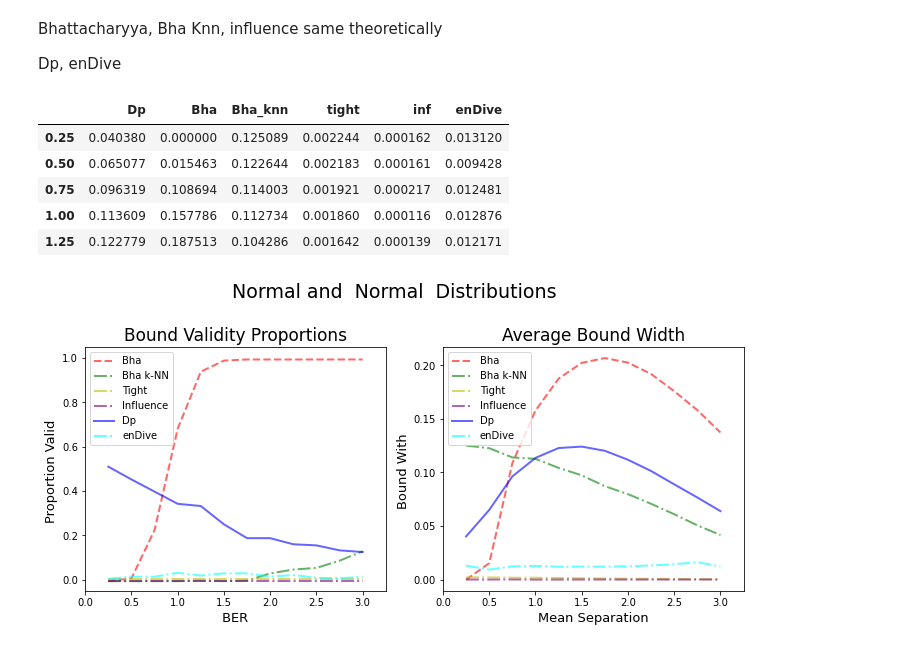
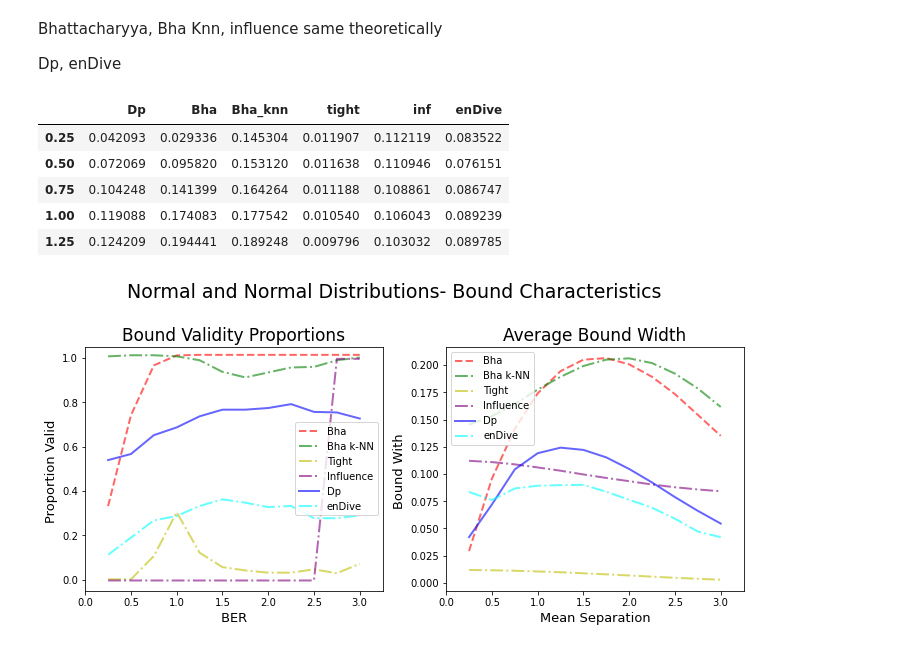
Before and after one commit to rj-may/BER_Bounds_Eval, a Jupyter notebook: normal_plots/mean_sep.ipynb, the cells around one changed output. Saved outputs shown, nothing was run; the diff lists cells and outputs as text; code cells hidden in the pictures.

```diff
--- a/normal_plots/mean_sep.ipynb
+++ b/normal_plots/mean_sep.ipynb
@@ -33,7 +33,7 @@ import time
 # from modules.data_gen import data_gen
 # %%
 ### 3 8 or 15
-d = 15
+d = 8
 
 dim_str = str(d) # TODO change me
 # %%
@@ -262,11 +262,11 @@ bound_width_df = pd.DataFrame(lst, index = mean_list)
 bound_width_df.head()
 # %% [output]
 |  | Dp | Bha | Bha_knn | tight | inf | enDive |
-| 0.25 | 0.040380 | 0.000000 | 0.125089 | 0.002244 | 0.000162 | 0.013120 |
-| 0.50 | 0.065077 | 0.015463 | 0.122644 | 0.002183 | 0.000161 | 0.009428 |
-| 0.75 | 0.096319 | 0.108694 | 0.114003 | 0.001921 | 0.000217 | 0.012481 |
-| 1.00 | 0.113609 | 0.157786 | 0.112734 | 0.001860 | 0.000116 | 0.012876 |
-| 1.25 | 0.122779 | 0.187513 | 0.104286 | 0.001642 | 0.000139 | 0.012171 |
+| 0.25 | 0.042093 | 0.029336 | 0.145304 | 0.011907 | 0.112119 | 0.083522 |
+| 0.50 | 0.072069 | 0.095820 | 0.153120 | 0.011638 | 0.110946 | 0.076151 |
+| 0.75 | 0.104248 | 0.141399 | 0.164264 | 0.011188 | 0.108861 | 0.086747 |
+| 1.00 | 0.119088 | 0.174083 | 0.177542 | 0.010540 | 0.106043 | 0.089239 |
+| 1.25 | 0.124209 | 0.194441 | 0.189248 | 0.009796 | 0.103032 | 0.089785 |
 # %%
 fs =13
 overlapping = 0.6
@@ -274,7 +274,7 @@ lw = 2
 
 
 fig, axes = plt.subplots(nrows=1, ncols=2, figsize=(10, 5))
-st = fig.suptitle("Normal and  Normal  Distributions", fontsize=fs+6)
+st = fig.suptitle("Normal and Normal Distributions- Bound Characteristics", fontsize=fs+6)
 
 ax = axes[0]
 ax1 = ax
@@ -303,31 +303,31 @@ ax.legend()
 ax = axes[1]
 
 # ax.set_yscale('log', base=10)
 
 
 ax.plot(bound_width_df["Bha"],'r--', label='Bha', alpha = overlapping, linewidth=lw )
 ax.plot(bound_width_df["Bha_knn"],'g-.', label='Bha k-NN', alpha = overlapping, linewidth = lw)
 ax.plot(bound_width_df["tight"],'y',ls = "-.", label='Tight', alpha = overlapping, linewidth = lw)
 ax.plot(bound_width_df["inf"],'purple',ls = "-.", label='Influence', alpha = overlapping, linewidth = lw)
 ax.plot(bound_width_df["Dp"], 'b-',  label='Dp', alpha = overlapping, linewidth = lw)
 ax.plot(bound_width_df["enDive"],'cyan',ls = "-.", label='enDive', alpha = overlapping, linewidth = lw)
 
 ax.set_xlim(0, 3.25)
 
 # ax.set_xticks(sample_sizes)
 ax.set_xlabel("Mean Separation", fontsize = fs)
 ax.set_ylabel("Bound With ", fontsize=fs)
 # ax.set_ylim(0.0, 0.3)
 ax.set_title("Average Bound Width" , fontsize = fs +4)
 ax.legend()
 
 
 fig.tight_layout(rect=[0, 0, 1, 0.97])  # Leave space for the common title
 
 
 
 file_name = r"normal_plots/images/mean_sep_bound" + dim_str +  ".png"
 plt.savefig(file_name,facecolor=(1,1,1,1),  bbox_inches='tight', dpi= dpi)
 plt.show()
 # %% [output]
-[figure, old version]
+[figure, new version]
```
Also changed, not shown: parts of 2 cells of this notebook, 6 other files.
